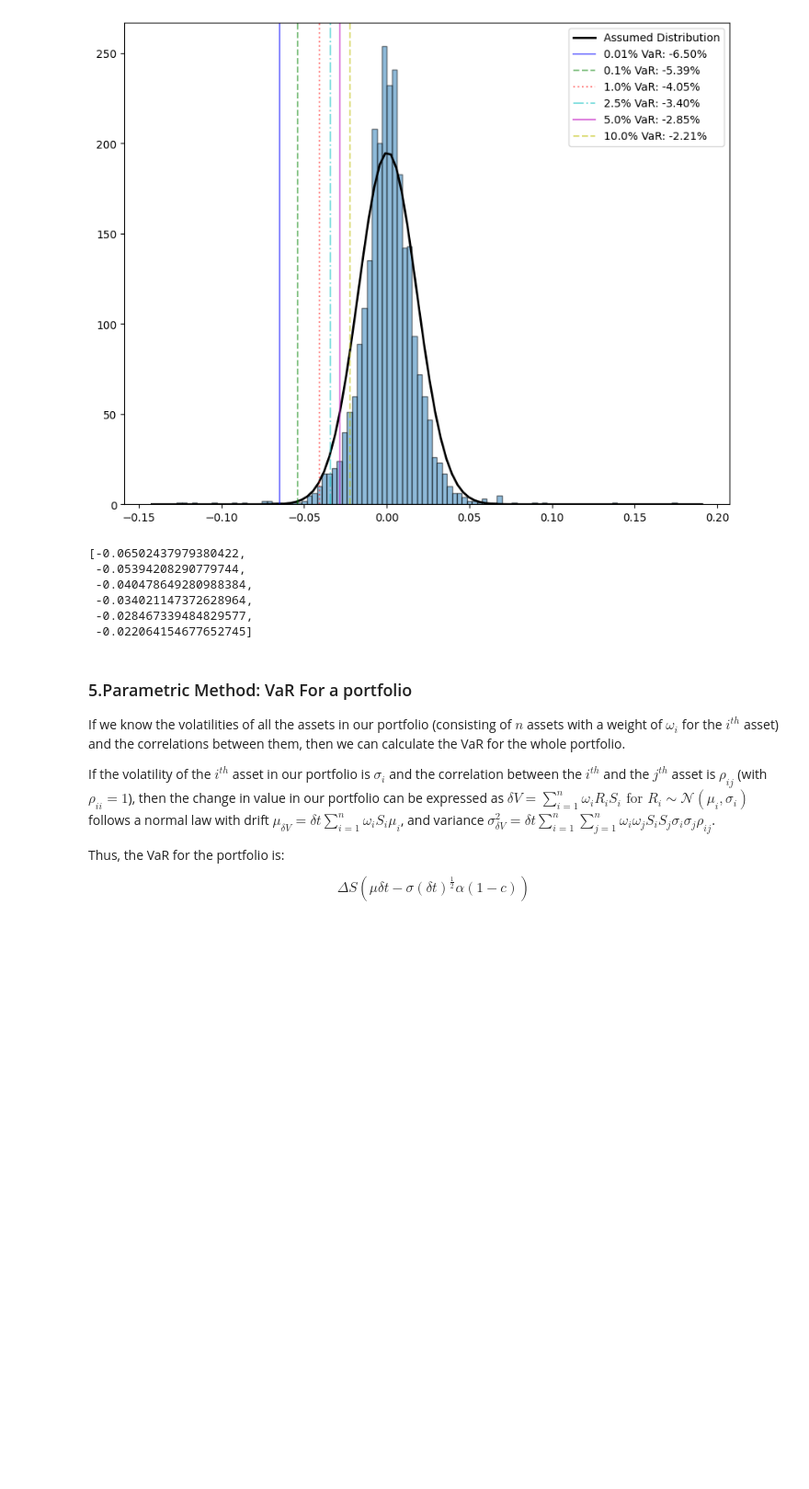
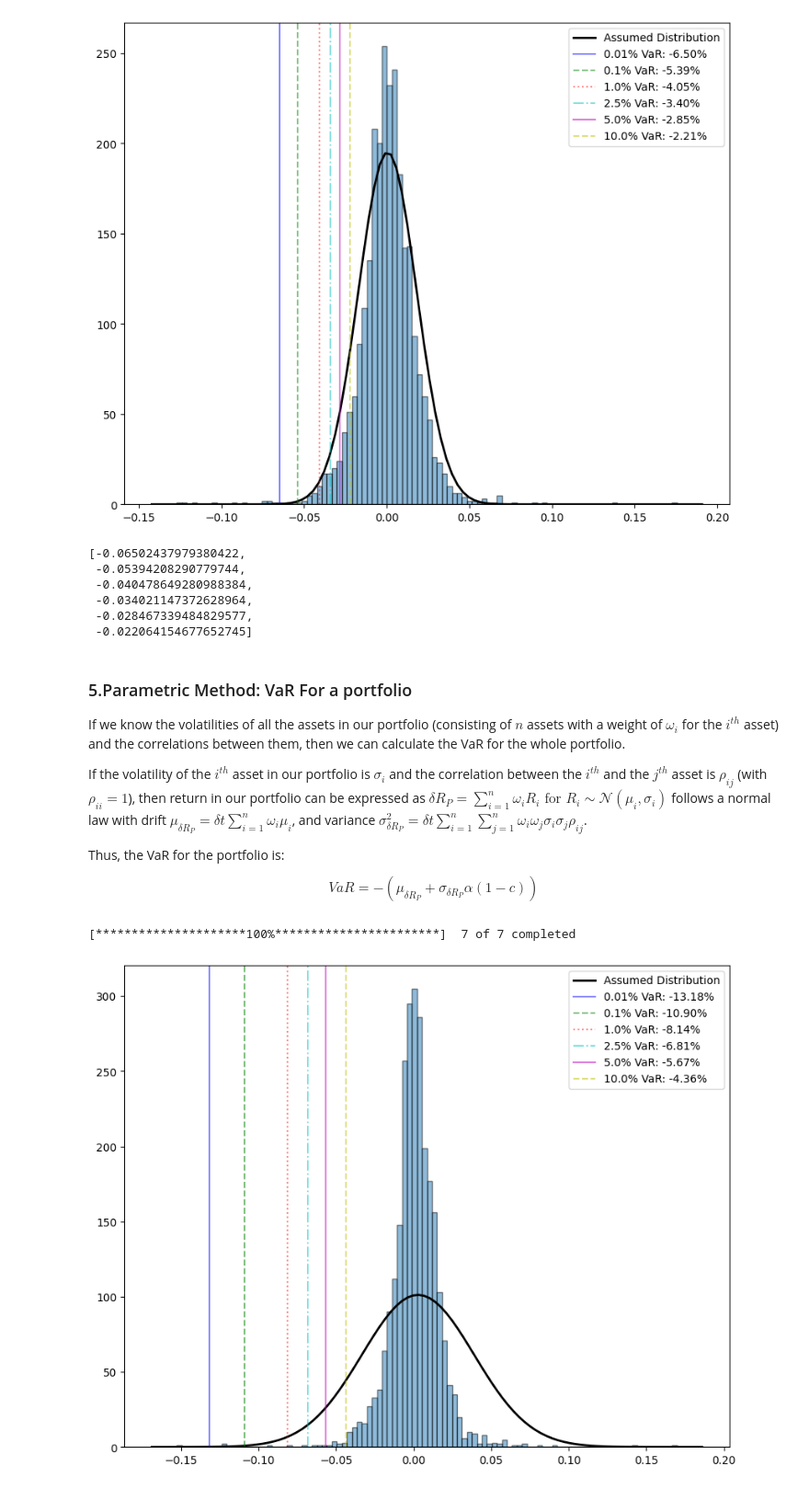
Before and after one commit to eduardo-contreras-dominguez/Quantitative-Finance, a Jupyter notebook: VaR.ipynb, the cells around one changed output. Shown at 92% size. Drawn from its saved outputs; the diff is of its cells as text; code cells hidden in the pictures; blank space fills up the shorter version.

Commit message:
Added parametric version for a portfolio code.

```diff
--- a/VaR.ipynb
+++ b/VaR.ipynb
@@ -159,10 +159,63 @@ getting_statistics()
 
 If we know the volatilities of all the assets in our portfolio (consisting of $n$ assets with a weight of $\omega_i$ for the $i^{th}$ asset) and the correlations between them, then we can calculate the VaR for the whole portfolio.
 
-If the volatility of the $i^{th}$ asset in our portfolio is $\sigma_i$ and the correlation between the $i^{th}$ and the $j^{th}$ asset is $\rho_{ij}$ (with $\rho_{ii} = 1$), then the change in value in our portfolio can be expressed as
-$\delta V = \sum_{i = 1}^{n}\omega_i R_i S_i \text{ for }R_i \sim \mathcal{N}(\mu_i, \sigma_i)$ follows a normal law with drift $\mu_{\delta V} = \delta t \sum_{i = 1}^{n} \omega_i S_i \mu_i$, and variance $\sigma^2_{\delta V} = \delta t \sum_{i = 1}^{n}\sum_{j = 1}^{n}\omega_i \omega_j S_i S_j\sigma_i \sigma_j \rho_{ij}$.
+If the volatility of the $i^{th}$ asset in our portfolio is $\sigma_i$ and the correlation between the $i^{th}$ and the $j^{th}$ asset is $\rho_{ij}$ (with $\rho_{ii} = 1$), then return in our portfolio can be expressed as
+$\delta R_P = \sum_{i = 1}^{n}\omega_i R_i \text{ for }R_i \sim \mathcal{N}(\mu_i, \sigma_i)$ follows a normal law with drift $\mu_{\delta R_P} = \delta t \sum_{i = 1}^{n} \omega_i \mu_i$, and variance $\sigma^2_{\delta R_P} = \delta t \sum_{i = 1}^{n}\sum_{j = 1}^{n}\omega_i \omega_j \sigma_i \sigma_j \rho_{ij}$.
 
 
 Thus, the VaR for the portfolio is:
 
-$$\Delta S(\mu  \delta t - \sigma  (\delta t)^{\frac{1}{2}} \alpha (1 - c))$$
+$$VaR = -(\mu_{\delta R_P} + \sigma_{\delta R_P}\alpha (1 - c))$$
+# %%
+def Parametric_VaR_Portfolio(
+    tickers = ['GS','MS','JPM','C', 'MSFT','BAC', 'WFC'],
+    weights = "Equally Weighted",
+    period = 'W',
+    start_date = dt.date(year = 2013 , month = 1 ,day = 1),
+    confidence_levels = [0.0001, 0.001, 0.01,0.025, 0.05, 0.1],
+    plotting = True):
+#STEP 1: If we want an equally weighted portfolio we define weights
+    if weights == "Equally Weighted":
+        weights = np.full(len(tickers), 1/len(tickers))
+#STEP 2: Defining the period timeframe
+    if period =="W": period_frame = 5
+    elif period == "M": period_frame = 20
+    elif period =="Y": period_frame = 252
+    elif period == "D": period_frame = 1
+#STEP 3: Importing data from Yahoo Finance
+    price_df = yf.download(tickers, start = start_date, end = dt.date.today())['Close']
+#STEP 4: Computing individual returns, averages and covariance matrix
+    daily_returns_df = price_df.pct_change().dropna()
+    mu = daily_returns_df.mean()
+    C = daily_returns_df.cov()
+#STEP 5: Computing the whole portfolio returns and variance
+    portfolio_std = math.sqrt(period_frame*np.dot(weights, np.dot(C, weights.T)))
+    portfolio_mu = period_frame*np.dot(weights, mu)
+    portfolio_returns = (np.dot(daily_returns_df, weights))
+
+    VaRs = [norm.ppf(p, portfolio_mu, portfolio_std) for p in confidence_levels]
+    if plotting:
+        colors = "bgrcmykw"
+        linestyle_str = ['-', '--',':','-.','-','--']
+        plt.rcParams["figure.figsize"] = (10, 8)
+        plt.hist(portfolio_returns, bins=100, edgecolor='black',  alpha=.5)
+        xmin, xmax = plt.xlim()
+        bin_width = (xmax - xmin)/100
+        N = len(portfolio_returns)
+        x = np.linspace(xmin, xmax, 100)
+        p = norm.pdf(x, portfolio_mu, portfolio_std) * N * bin_width
+        plt.plot(x, p, 'k', linewidth=2, label = "Assumed Distribution")
+        for i in range(len(confidence_levels)):
+            VaR = VaRs[i]
+            conf = confidence_levels[i]
+            color = colors[i]
+            style = linestyle_str[i]
+            label = '{}% VaR: {:.2f}%'.format(conf*100, VaR*100)
+            plt.axvline(x=VaR, color=colors[i], linestyle=linestyle_str[i], label=label, alpha = .5)
+            plt.legend()
+    plt.show()
+    return VaRs
+L = Parametric_VaR_Portfolio()
+# %% [output]
+[*********************100%***********************]  7 of 7 completed
+[figure, added]
```
Also changed, not shown: parts of 3 cells of this notebook.
